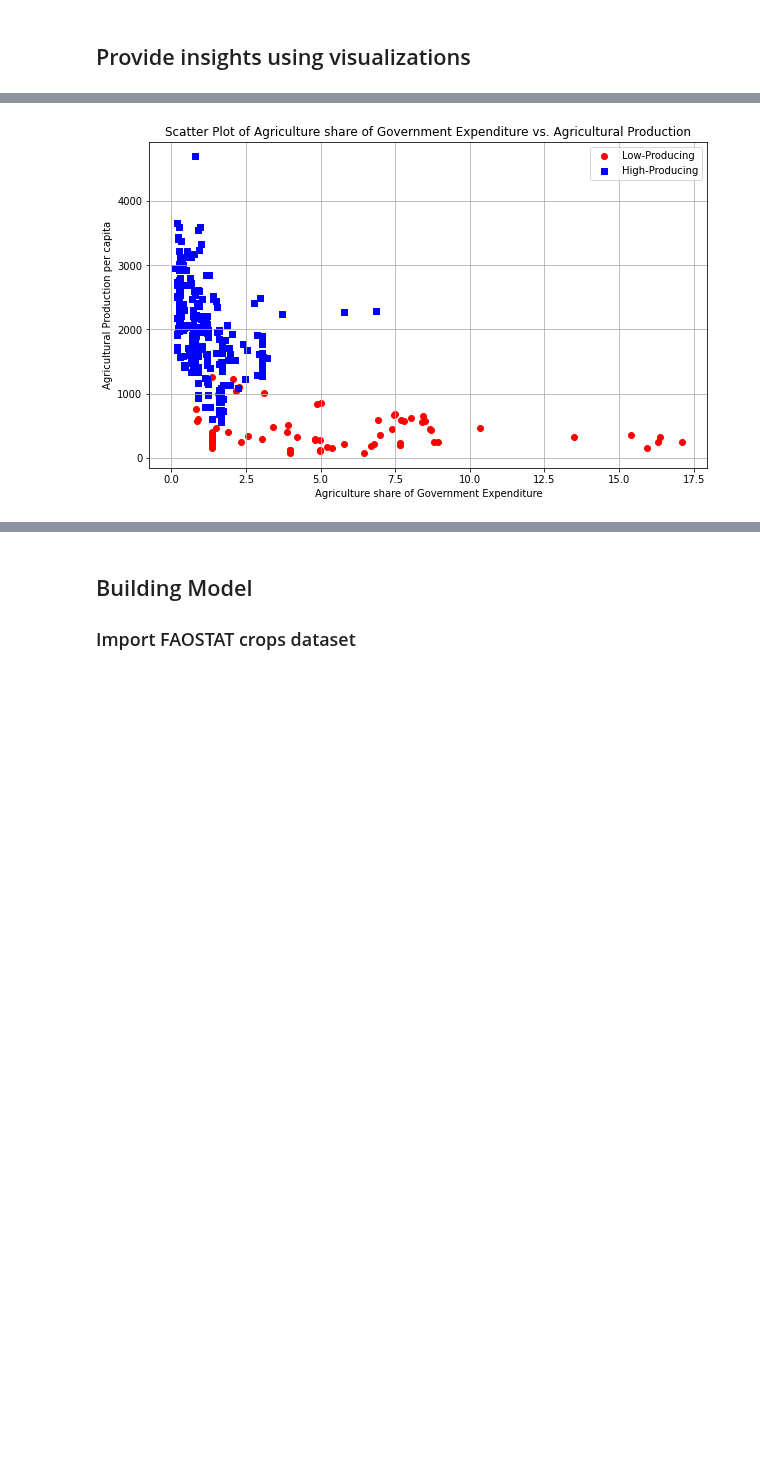
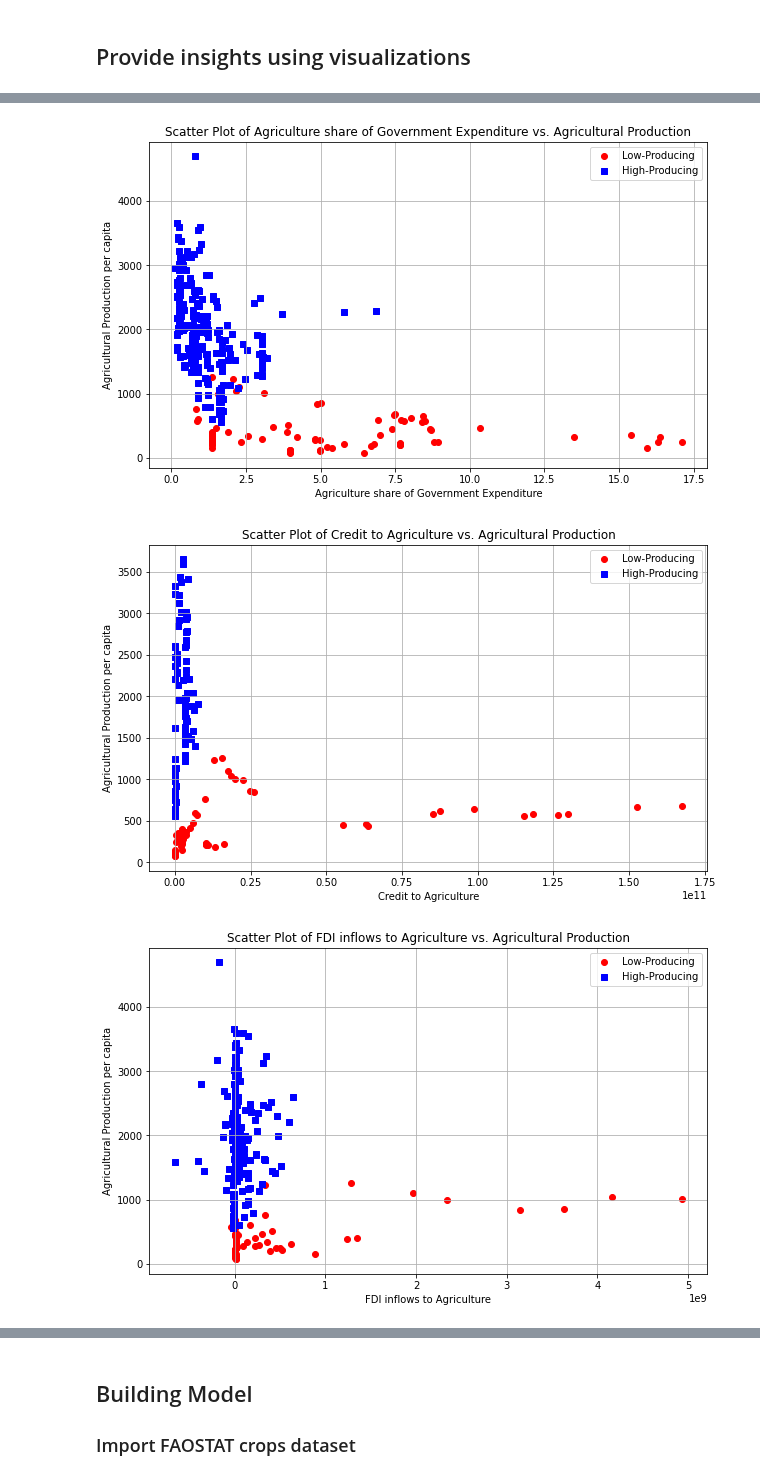
Before and after one commit to saumyasucharita/Agriculture-Data-Analysis, a Jupyter notebook: Exploratory Agriculture Data Analysis-FAOSTAT.ipynb, the cells around one changed output, grey strips where cells are left out. Cells and saved outputs as stored; diff of their text form; code cells hidden in the pictures; blank space fills up the shorter version.

```diff
--- a/Exploratory Agriculture Data Analysis-FAOSTAT.ipynb
+++ b/Exploratory Agriculture Data Analysis-FAOSTAT.ipynb
@@ -695,7 +720,8 @@ prod_pivot_df
 4588 rows × 8 columns
 # %%
 prod_pivot_df['Total Agri Production'] =  prod_pivot_df['Cereals, primary'] + prod_pivot_df['Crops'] + prod_pivot_df['Food'] + prod_pivot_df['Roots and Tubers, Total'] + prod_pivot_df['Sugar Crops Primary'] + prod_pivot_df['Vegetables and Fruit Primary']
-agri_prod_data = prod_pivot_df[['Area', 'Year', 'Total Agri Production']]
+# Create a copy explicitly to avoid the SettingWithCopyWarning
+agri_prod_data = prod_pivot_df[['Area', 'Year', 'Total Agri Production']].copy()
 agri_prod_data.rename(columns={'Area':'Country'}, inplace=True)
 agri_prod_data
 # %% [output]
@@ -1258,13 +1266,15 @@ def plot_scatterplots(factor):
     plt.grid(True)
     plt.show()
 # %%
-sig_factors = ['Avg temperature', 'Gross enrollment ratio, primary to tertiary, both sexes (%)', 'Area', 'Fertilizer Use Per Capita', 'Water Use Efficiency', 'Agriculture share of Government Expenditure']
+sig_factors = ['Avg temperature', 'Gross enrollment ratio, primary to tertiary, both sexes (%)', 'Area', 'Fertilizer Use Per Capita', 'Water Use Efficiency', 'Agriculture share of Government Expenditure', 'Credit to Agriculture', 'FDI inflows to Agriculture', 'Gini coefficient' ]
 for factor in sig_factors:
     plot_scatterplots(factor)
 # %% [output]
 [figure]
 [figure]
 [figure]
 [figure]
 [figure]
 [figure]
+[figure, added]
+[figure, added]
```
Also changed, not shown: parts of 40 cells of this notebook, 7 other files.
